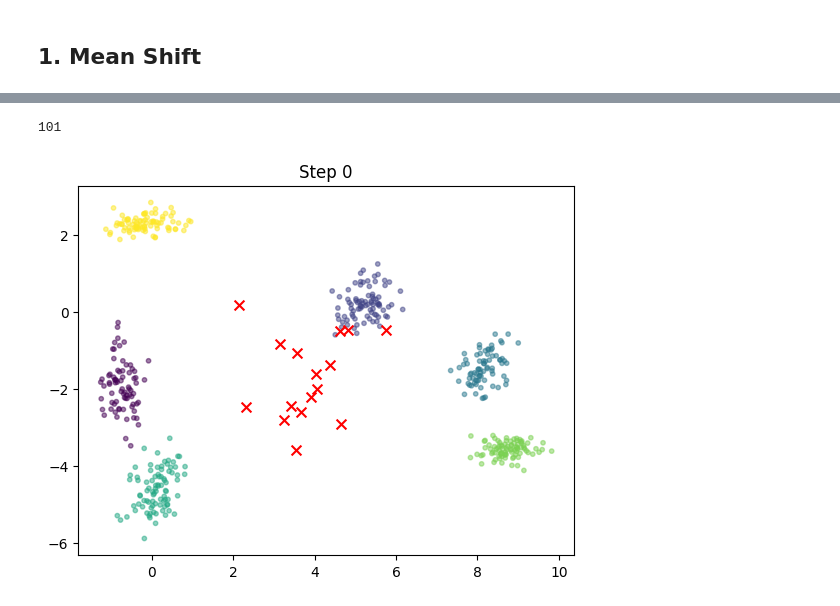
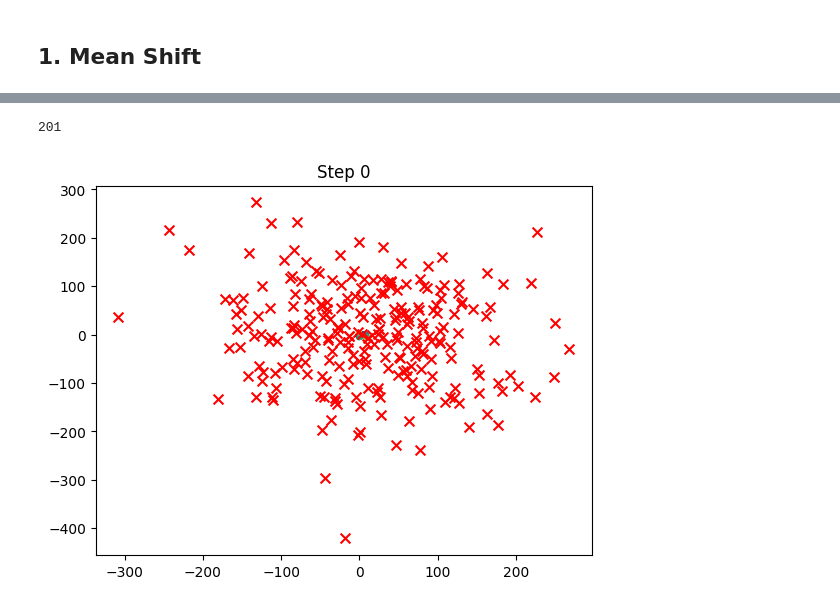
Before and after one commit to sugolov/vae, a Jupyter notebook: vae/notebooks/mean_shift.ipynb, the cells around one changed output, grey strips where cells are left out. Saved outputs shown, nothing was run; the diff lists cells and outputs as text; code cells hidden in the pictures.

Commit message:
shift

```diff
--- a/vae/notebooks/mean_shift.ipynb
+++ b/vae/notebooks/mean_shift.ipynb
@@ -51,7 +51,7 @@ plt.show()
 ## 1. Mean Shift
 # %%
 n_data = 500
-n_code = 16
+n_code = 250
 n_cluster = 6
 d = 64
 
@@ -62,7 +62,7 @@ data, labels = create_data(key, n=n_data, d=d, k=n_cluster)
 
 mu_data = jnp.mean(data, axis=0)
 
-codes = mu_data + jax.random.normal(key, shape=(n_code, d))
+codes = mu_data + 100 * jax.random.normal(key, shape=(n_code, d))
 
 plt.scatter(data[:, 0], data[:, 1], c=labels, s=10, alpha=0.5)
 plt.scatter(codes[:, 0], codes[:, 1], s=10, alpha=1.0, c="black")
@@ -87,19 +87,24 @@ def sq_kernel(X1, X2):
 def code_grad(codes, data, kernel=sq_kernel, beta=1):
     sims = kernel(codes, data)
     smx = jax.nn.softmax(sims / beta, axis=0)
-    return codes - smx.T @ data, jax.nn.logsumexp(sims, axis=1)
+    return codes - smx.T @ data, -jax.nn.logsumexp(sims, axis=1)
 
 @jax.jit
 def code_shift(codes, data, kernel=sq_kernel, beta=1):
     sims = kernel(codes, data)
     smx = jax.nn.softmax(sims / beta, axis=0)
-    return smx.T @ data, jax.nn.logsumexp(sims, axis=0)
+    return smx.T @ data, -jax.nn.logsumexp(sims, axis=0)
 # %%
 import optax
 from functools import partial
-lr = 5e-8
-steps = 100
+
+key = jax.random.PRNGKey(42)
+
+lr = 5e-2
+steps = 200
 optim = optax.sgd(learning_rate=lr)
+sigma = 0.1
+
 opt_state = optim.init(codes)
 energy_vals = []
 codes_history = [codes.copy()]  # Add this line
@@ -113,10 +118,13 @@ def code_step(codes, opt_state, kernel=sq_kernel):
 for step in range(steps):
     updates, opt_state, energy = code_step(codes, opt_state)
     codes = optax.apply_updates(codes, updates)
-    #grads, energy = code_grad(codes, data)
-    #codes = codes - lr * grads
 
-    #codes, energy = code_shift(codes, data)
+    key, key_rand = jax.random.split(key)
+    eps = jax.random.normal(key_rand, shape=codes.shape)
+
+    codes = codes + sigma * eps
 
     codes_history.append(codes.copy())  # Add this line
+
+
     energy_vals.append(energy)
@@ -123,25 +137,25 @@ for step in range(steps):
 # %%
 len(codes_history)
 # %% [output]
-101
+201
 # %%
 
 
 # Create GIF
 import matplotlib.pyplot as plt
 from matplotlib.animation import FuncAnimation, PillowWriter
 
 fig, ax = plt.subplots()
 skip = 1  # Show every 100th frame
 
 def animate(i):
     ax.clear()
     ax.scatter(data[:, 0], data[:, 1], c=labels, s=10, alpha=0.5)
     ax.scatter(codes_history[i*skip][:, 0], codes_history[i*skip][:, 1],
                s=50, c='red', marker='x')
     ax.set_title(f'Step {i*skip}')
 
 anim = FuncAnimation(fig, animate, frames=len(codes_history)//skip, interval=50)
-anim.save('mean_shift.gif', writer=PillowWriter(fps=10))
+anim.save('mean_shift.gif', writer=PillowWriter(fps=10), dpi=300)
 # %% [output]
-[figure, old version]
+[figure, new version]
```
Also changed, not shown: parts of 2 cells of this notebook.
